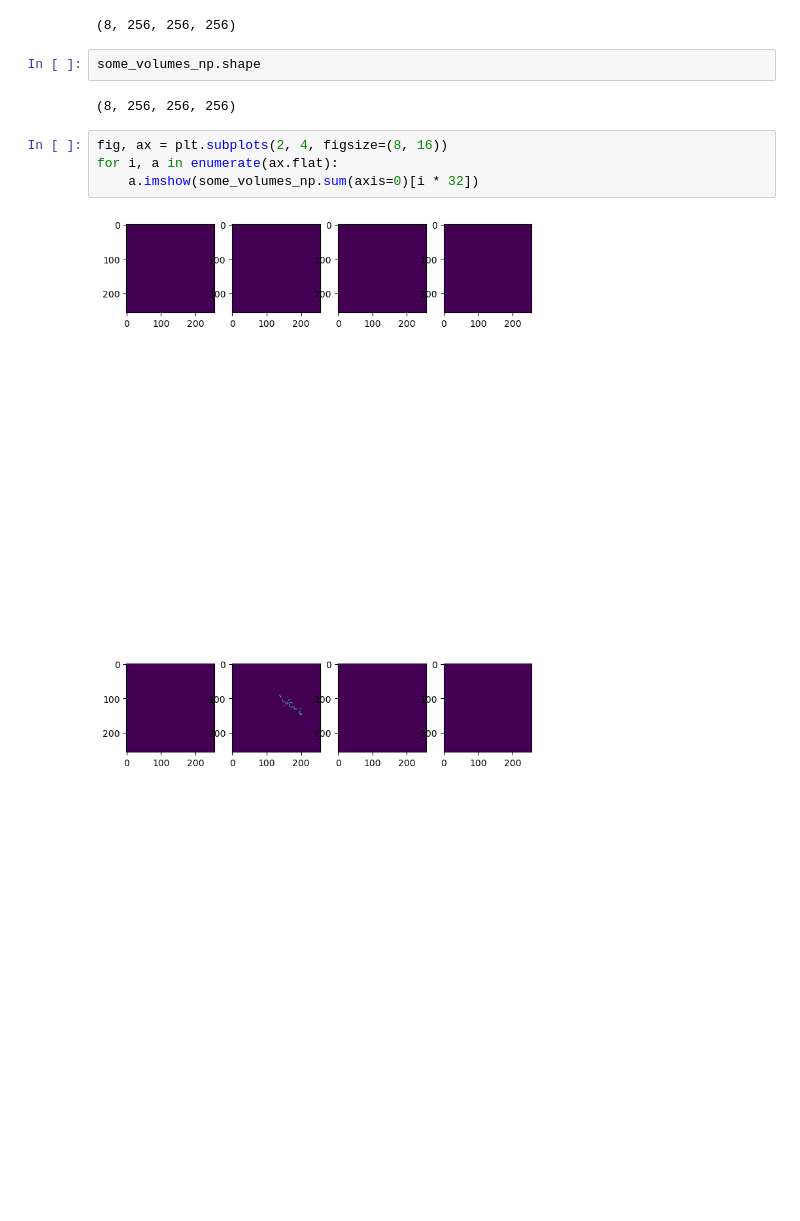
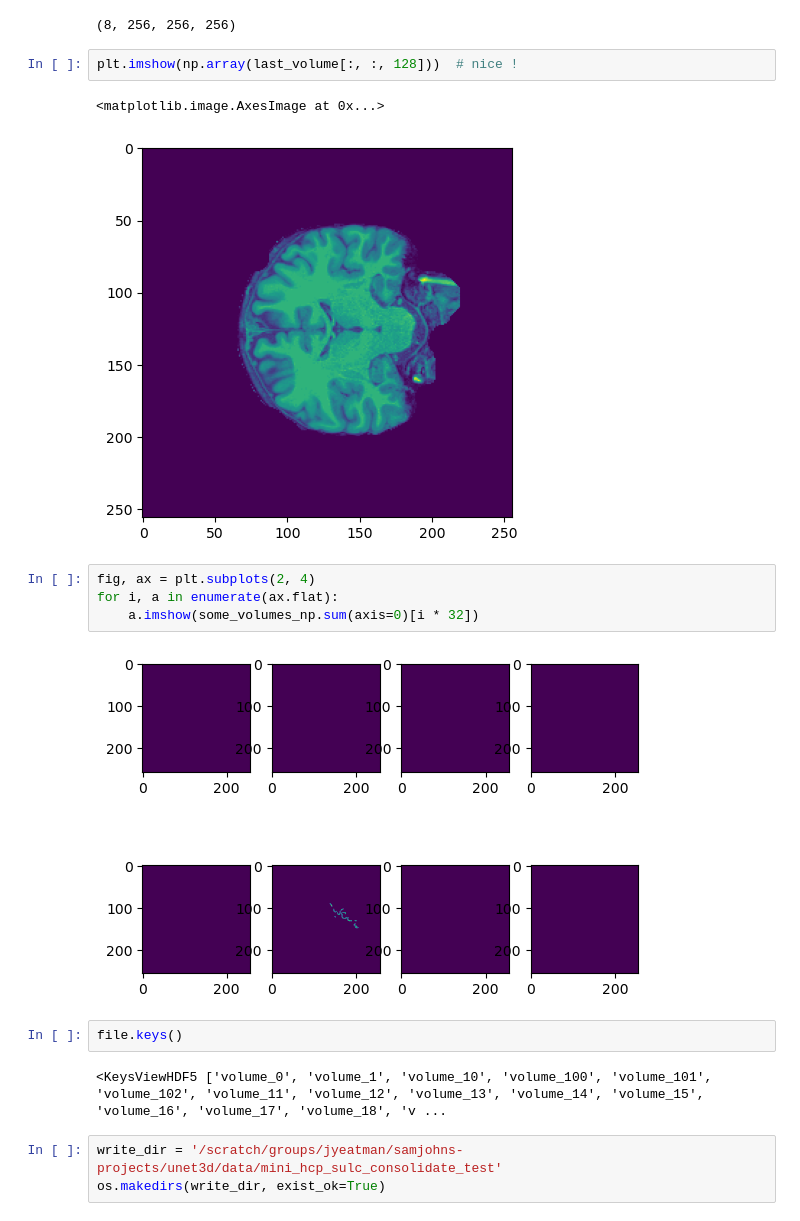
Before and after one commit to sambjohnson/pytorch-3dunet, a Jupyter notebook: resources/data_loading_check.ipynb, the cells around one changed output. Cells and saved outputs as stored; diff of their text form; blank space fills up the shorter version.

```diff
--- a/resources/data_loading_check.ipynb
+++ b/resources/data_loading_check.ipynb
@@ -520,13 +542,21 @@ some_volumes_np  = np.stack(volumes, axis=0)
 some_volumes_np.shape
 # %% [output]
 (8, 256, 256, 256)
-# %%
-some_volumes_np.shape
-# %% [output]
-(8, 256, 256, 256)
+# %%
+plt.imshow(np.array(last_volume[:, :, 128]))  # nice !
+# %% [output]
+<matplotlib.image.AxesImage at 0x...>
+[figure, added]
 # %%
-fig, ax = plt.subplots(2, 4, figsize=(8, 16))
+fig, ax = plt.subplots(2, 4)
 for i, a in enumerate(ax.flat):
     a.imshow(some_volumes_np.sum(axis=0)[i * 32])
 # %% [output]
-[figure, old version]
+[figure, new version]
+# %%
+file.keys()
+# %% [output]
+<KeysViewHDF5 ['volume_0', 'volume_1', 'volume_10', 'volume_100', 'volume_101', 'volume_102', 'volume_11', 'volume_12', 'volume_13', 'volume_14', 'volume_15', 'volume_16', 'volume_17', 'volume_18', 'v ...
+# %%
+write_dir = '/scratch/groups/jyeatman/samjohns-projects/unet3d/data/mini_hcp_sulc_consolidate_test'
+os.makedirs(write_dir, exist_ok=True)
```
Also changed, not shown: parts of 12 cells of this notebook.
